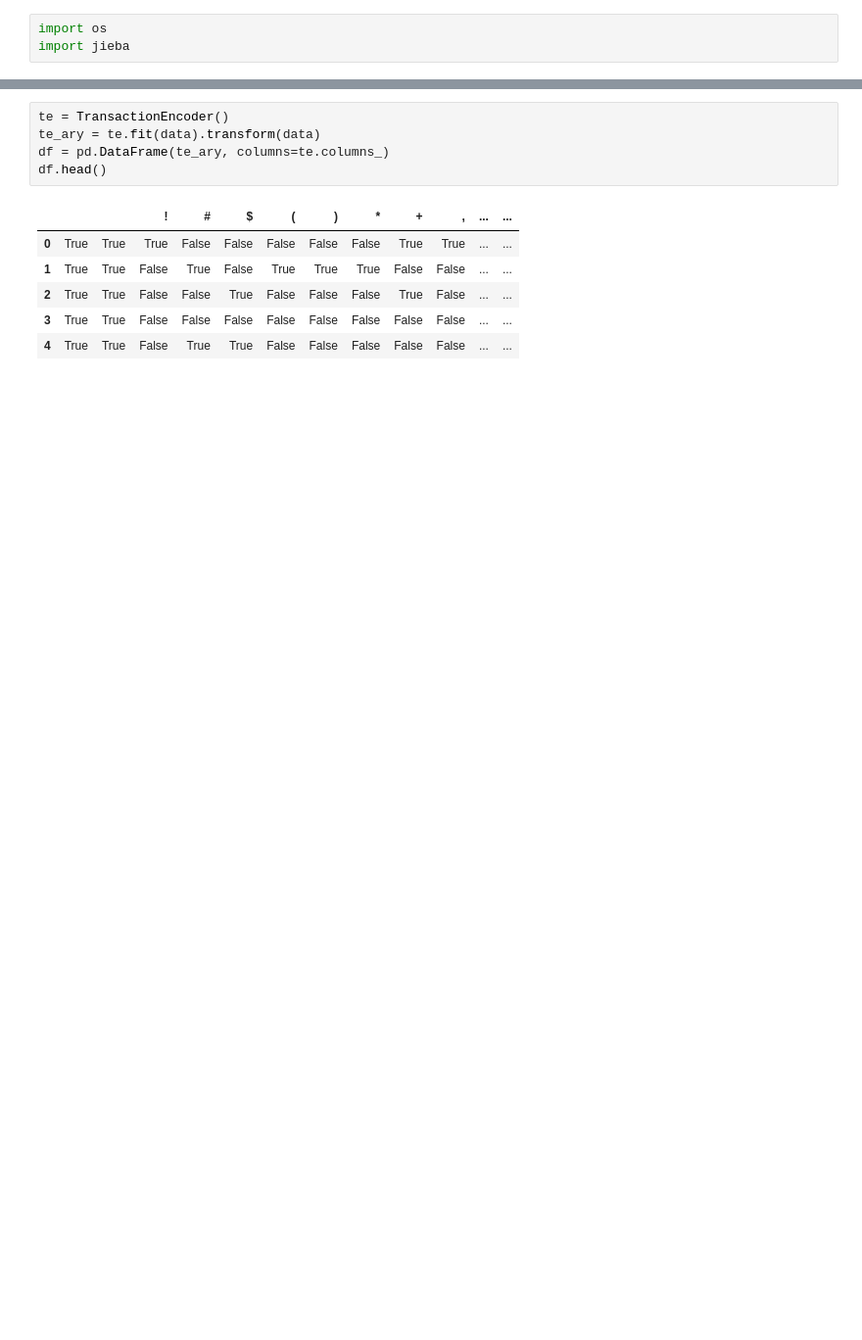
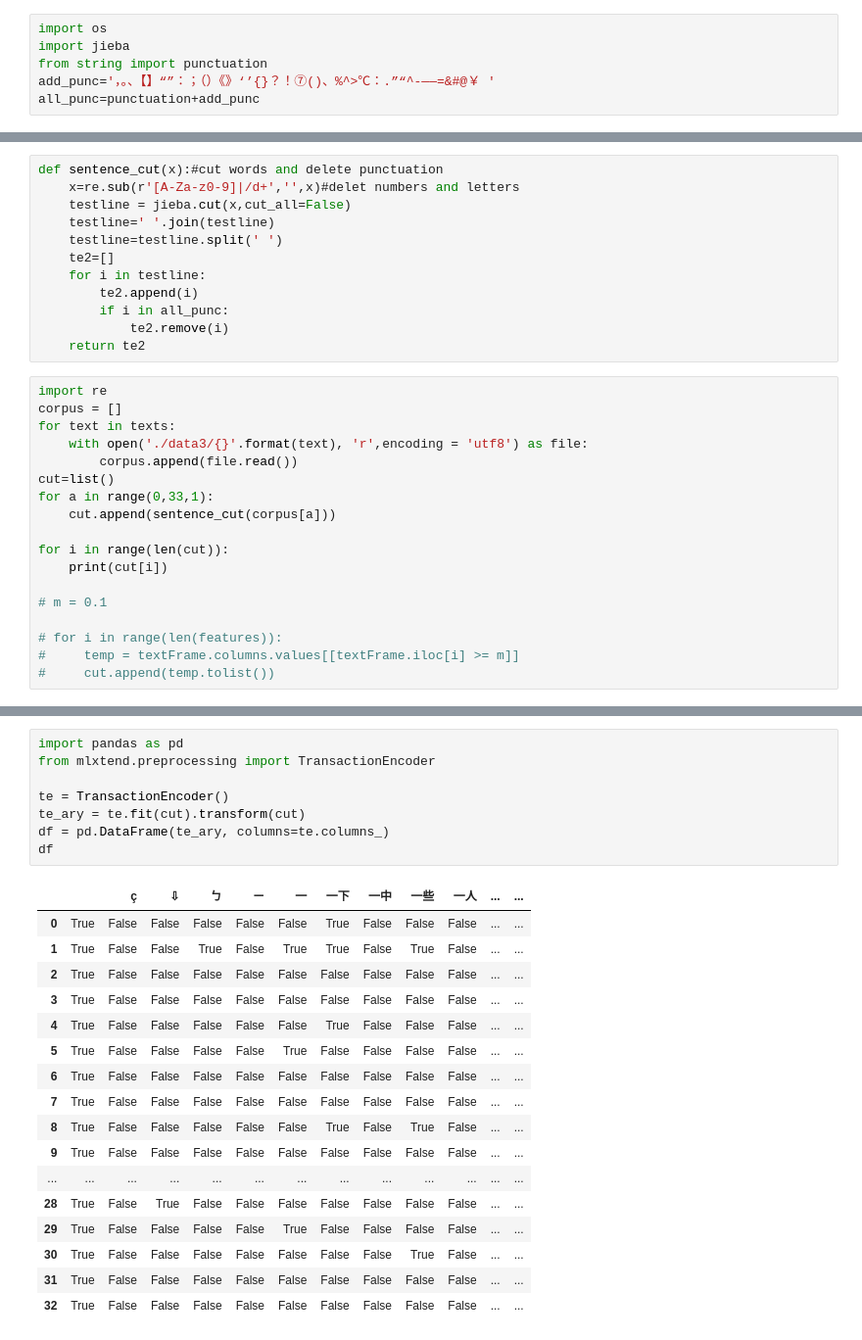
Before and after one commit to a19990506/Hello-World, a Jupyter notebook: Day3/test.ipynb, the cells around one changed output, grey strips where cells are left out. Shown at 98% size. Drawn from its saved outputs; the diff is of its cells as text; blank space fills up the shorter version.

```diff
--- a/Day3/test.ipynb
+++ b/Day3/test.ipynb
@@ -1,6 +1,9 @@
 # %%
 import os
 import jieba
+from string import punctuation
+add_punc='，。、【】“”：；（）《》‘’{}？！⑦()、%^>℃：.”“^-——=&#@￥ '
+all_punc=punctuation+add_punc
 # %%
 texts = os.listdir('./data3')
 texts
@@ -59,0 +28,30 @@ from mlxtend.frequent_patterns import association_rules
+# %%
+def sentence_cut(x):#cut words and delete punctuation
+    x=re.sub(r'[A-Za-z0-9]|/d+','',x)#delet numbers and letters
+    testline = jieba.cut(x,cut_all=False)
+    testline=' '.join(testline)
+    testline=testline.split(' ')
+    te2=[]
+    for i in testline:
+        te2.append(i)
+        if i in all_punc:
+            te2.remove(i)
+    return te2
+# %%
+import re
+corpus = []
+for text in texts:
+    with open('./data3/{}'.format(text), 'r',encoding = 'utf8') as file:
+        corpus.append(file.read())
+cut=list()
+for a in range(0,33,1):
+    cut.append(sentence_cut(corpus[a]))
+
+for i in range(len(cut)):
+    print(cut[i])
+
+# m = 0.1
+
+# for i in range(len(features)):
+#     temp = textFrame.columns.values[[textFrame.iloc[i] >= m]]
+#     cut.append(temp.tolist())
@@ -60,12 +76,26 @@ from mlxtend.frequent_patterns import association_rules
 # %%
+import pandas as pd
+from mlxtend.preprocessing import TransactionEncoder
+
 te = TransactionEncoder()
-te_ary = te.fit(data).transform(data)
+te_ary = te.fit(cut).transform(cut)
 df = pd.DataFrame(te_ary, columns=te.columns_)
-df.head()
+df
 # %% [output]
-|  |  |  | ! | # | $ | ( | ) | * | + | , | ... | ... |
-| 0 | True | True | True | False | False | False | False | False | True | True | ... | ... |
-| 1 | True | True | False | True | False | True | True | True | False | False | ... | ... |
-| 2 | True | True | False | False | True | False | False | False | True | False | ... | ... |
-| 3 | True | True | False | False | False | False | False | False | False | False | ... | ... |
-| 4 | True | True | False | True | True | False | False | False | False | False | ... | ... |
+|  |  | ç | ⇩ | ㄅ | ㄧ | 一 | 一下 | 一中 | 一些 | 一人 | ... | ... |
+| 0 | True | False | False | False | False | False | True | False | False | False | ... | ... |
+| 1 | True | False | False | True | False | True | True | False | True | False | ... | ... |
+| 2 | True | False | False | False | False | False | False | False | False | False | ... | ... |
+| 3 | True | False | False | False | False | False | False | False | False | False | ... | ... |
+| 4 | True | False | False | False | False | False | True | False | False | False | ... | ... |
+| 5 | True | False | False | False | False | True | False | False | False | False | ... | ... |
+| 6 | True | False | False | False | False | False | False | False | False | False | ... | ... |
+| 7 | True | False | False | False | False | False | False | False | False | False | ... | ... |
+| 8 | True | False | False | False | False | False | True | False | True | False | ... | ... |
+| 9 | True | False | False | False | False | False | False | False | False | False | ... | ... |
+| ... | ... | ... | ... | ... | ... | ... | ... | ... | ... | ... | ... | ... |
+| 28 | True | False | True | False | False | False | False | False | False | False | ... | ... |
+| 29 | True | False | False | False | False | True | False | False | False | False | ... | ... |
+| 30 | True | False | False | False | False | False | False | False | True | False | ... | ... |
+| 31 | True | False | False | False | False | False | False | False | False | False | ... | ... |
+| 32 | True | False | False | False | False | False | False | False | False | False | ... | ... |
```
Also changed, not shown: parts of 13 cells of this notebook, 33 other files.
